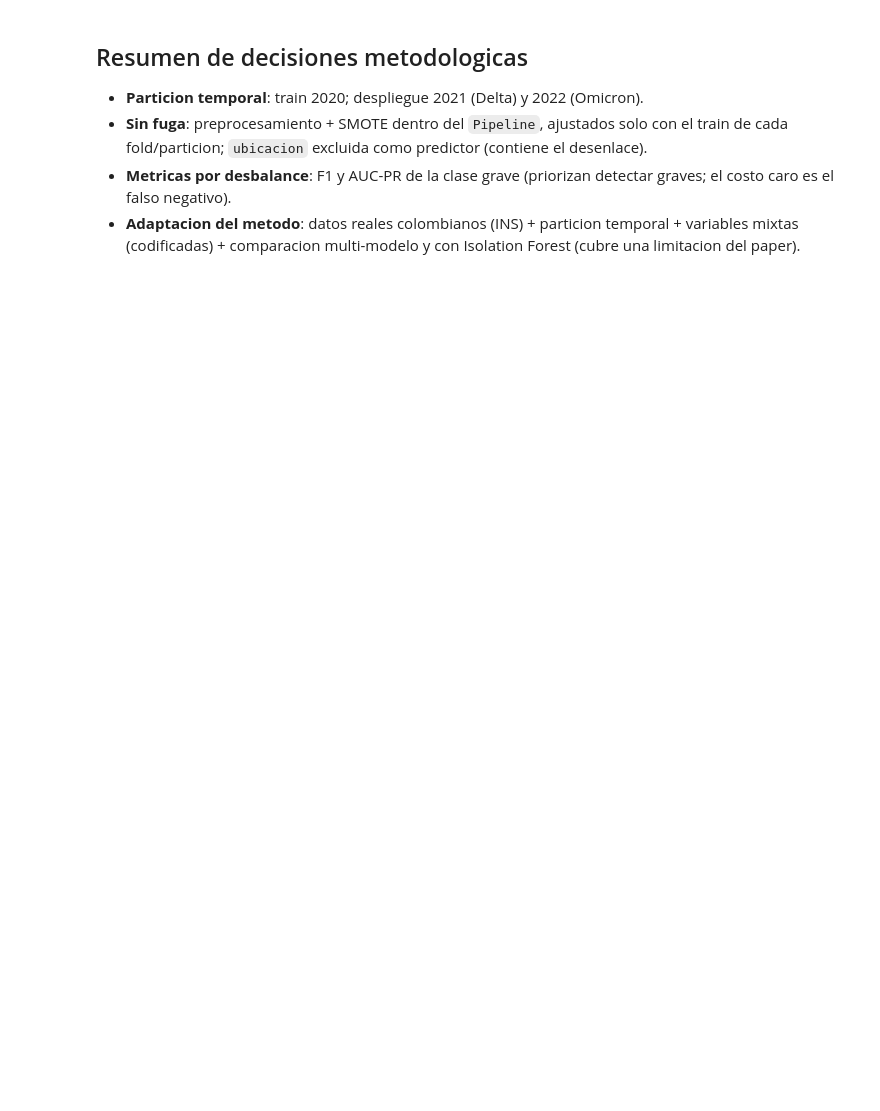
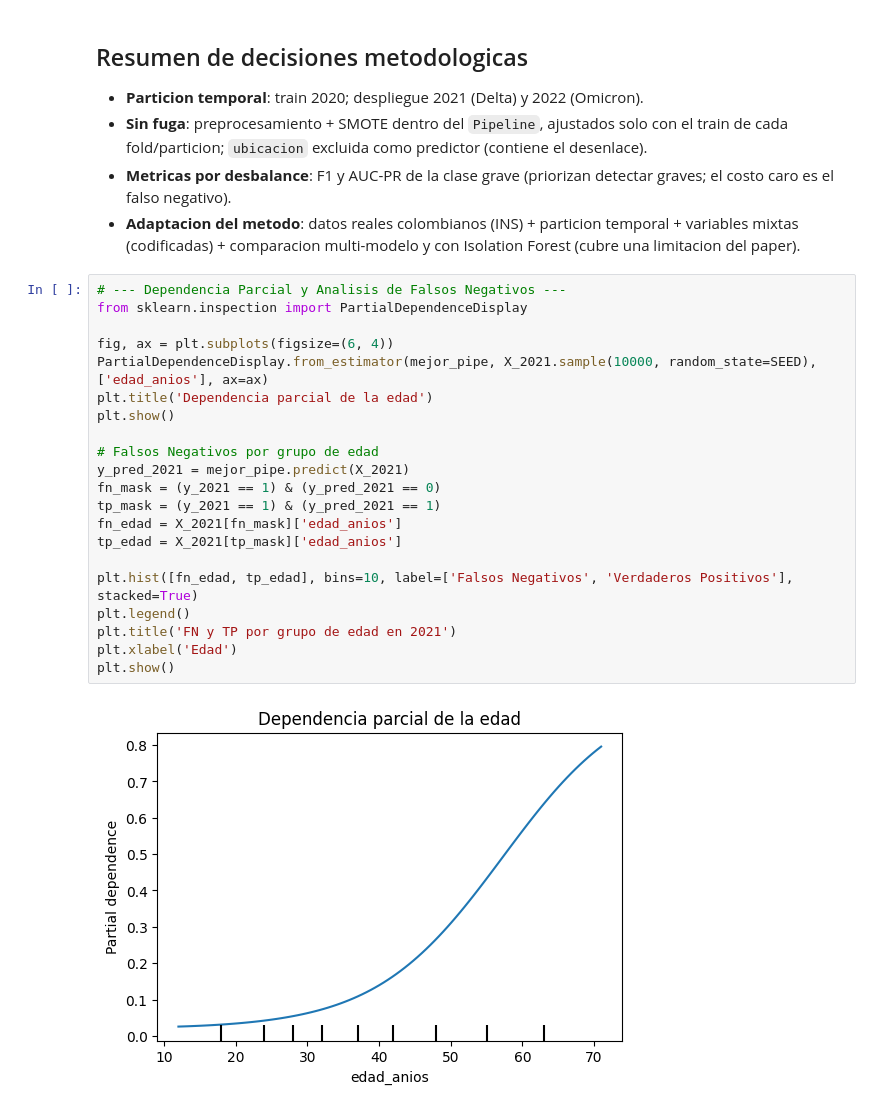
Before and after one commit to TomasRincon18/ML2-Proyecto, a Jupyter notebook: Entrega2/notebooks/02_modelado.ipynb, the cells around one changed output. Drawn from its saved outputs; the diff is of its cells as text; blank space fills up the shorter version.

```diff
--- a/Entrega2/notebooks/02_modelado.ipynb
+++ b/Entrega2/notebooks/02_modelado.ipynb
@@ -568,3 +626,26 @@ edad_anios              0.305122
 - **Sin fuga**: preprocesamiento + SMOTE dentro del `Pipeline`, ajustados solo con el train de cada fold/particion; `ubicacion` excluida como predictor (contiene el desenlace).
 - **Metricas por desbalance**: F1 y AUC-PR de la clase grave (priorizan detectar graves; el costo caro es el falso negativo).
 - **Adaptacion del metodo**: datos reales colombianos (INS) + particion temporal + variables mixtas (codificadas) + comparacion multi-modelo y con Isolation Forest (cubre una limitacion del paper).
+# %%
+# --- Dependencia Parcial y Analisis de Falsos Negativos ---
+from sklearn.inspection import PartialDependenceDisplay
+
+fig, ax = plt.subplots(figsize=(6, 4))
+PartialDependenceDisplay.from_estimator(mejor_pipe, X_2021.sample(10000, random_state=SEED), ['edad_anios'], ax=ax)
+plt.title('Dependencia parcial de la edad')
+plt.show()
+
+# Falsos Negativos por grupo de edad
+y_pred_2021 = mejor_pipe.predict(X_2021)
+fn_mask = (y_2021 == 1) & (y_pred_2021 == 0)
+tp_mask = (y_2021 == 1) & (y_pred_2021 == 1)
+fn_edad = X_2021[fn_mask]['edad_anios']
+tp_edad = X_2021[tp_mask]['edad_anios']
+
+plt.hist([fn_edad, tp_edad], bins=10, label=['Falsos Negativos', 'Verdaderos Positivos'], stacked=True)
+plt.legend()
+plt.title('FN y TP por grupo de edad en 2021')
+plt.xlabel('Edad')
+plt.show()
+# %% [output]
+[figure, added]
```
Also changed, not shown: parts of 13 cells of this notebook, 22 other files.
